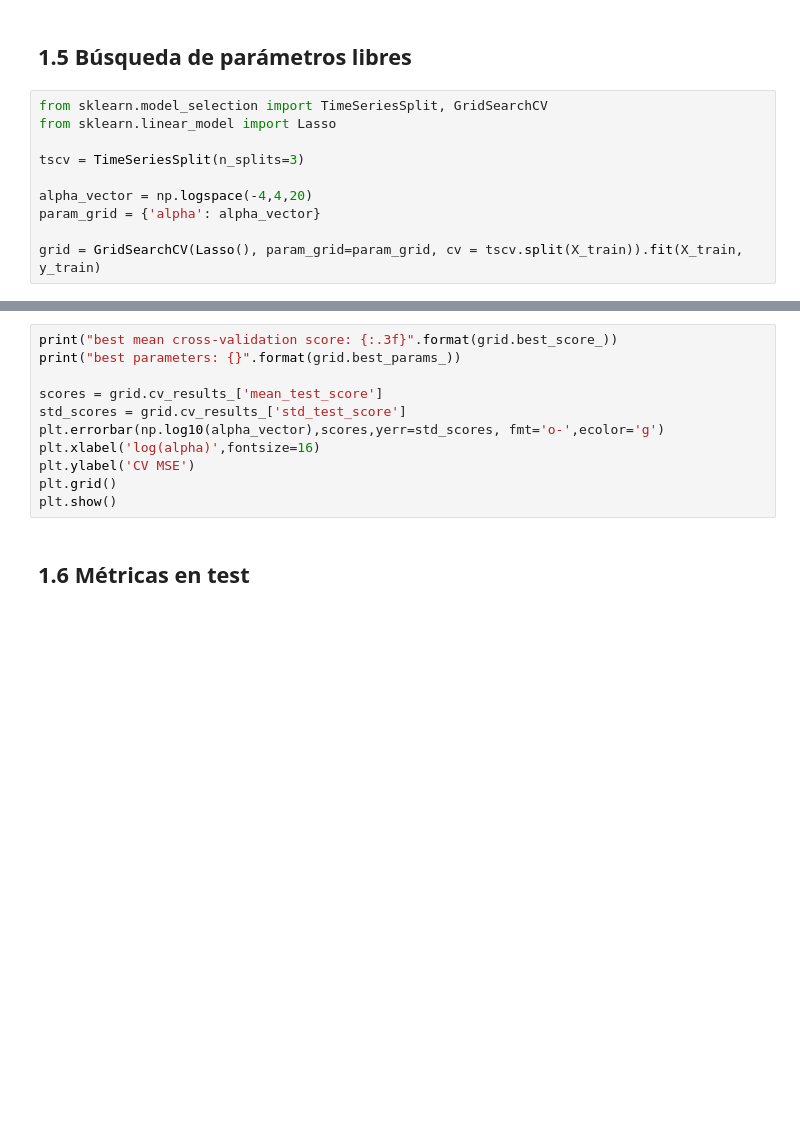
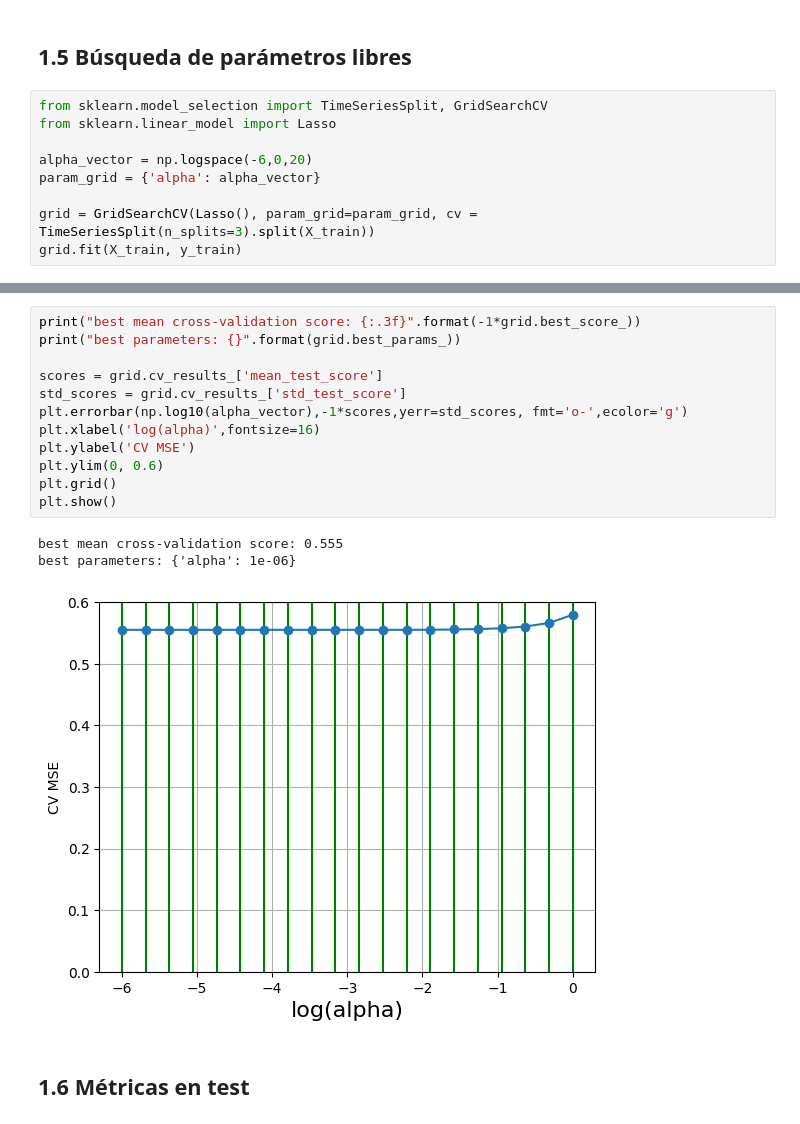
Before and after one commit to n1rocket/armando_bueno_machine_learning, a Jupyter notebook: notebooks/9. Casos prácticos_completo.ipynb, the cells around one changed output, grey strips where cells are left out. Saved outputs shown, nothing was run; the diff lists cells and outputs as text; blank space fills up the shorter version.

```diff
--- a/notebooks/9. Casos prácticos_completo.ipynb
+++ b/notebooks/9. Casos prácticos_completo.ipynb
@@ -180,9 +329,8 @@ plt.show()
 from sklearn.model_selection import TimeSeriesSplit, GridSearchCV
 from sklearn.linear_model import Lasso
 
-tscv = TimeSeriesSplit(n_splits=3)
-
-alpha_vector = np.logspace(-4,4,20)
+alpha_vector = np.logspace(-6,0,20)
 param_grid = {'alpha': alpha_vector}
 
-grid = GridSearchCV(Lasso(), param_grid=param_grid, cv = tscv.split(X_train)).fit(X_train, y_train)
+grid = GridSearchCV(Lasso(), param_grid=param_grid, cv = TimeSeriesSplit(n_splits=3).split(X_train))
+grid.fit(X_train, y_train)
@@ -189,14 +345,19 @@ grid = GridSearchCV(Lasso(), param_grid=param_grid, cv = tscv.split(X_train)).fi
 # %%
-print("best mean cross-validation score: {:.3f}".format(grid.best_score_))
+print("best mean cross-validation score: {:.3f}".format(-1*grid.best_score_))
 print("best parameters: {}".format(grid.best_params_))
 
 scores = grid.cv_results_['mean_test_score']
 std_scores = grid.cv_results_['std_test_score']
-plt.errorbar(np.log10(alpha_vector),scores,yerr=std_scores, fmt='o-',ecolor='g')
+plt.errorbar(np.log10(alpha_vector),-1*scores,yerr=std_scores, fmt='o-',ecolor='g')
 plt.xlabel('log(alpha)',fontsize=16)
 plt.ylabel('CV MSE')
+plt.ylim(0, 0.6)
 plt.grid()
 plt.show()
+# %% [output]
+best mean cross-validation score: 0.555
+best parameters: {'alpha': 1e-06}
+[figure, added]
 # %% [markdown]
 ## 1.6 Métricas en test
 # %%
```
Also changed, not shown: parts of 23 cells of this notebook.
